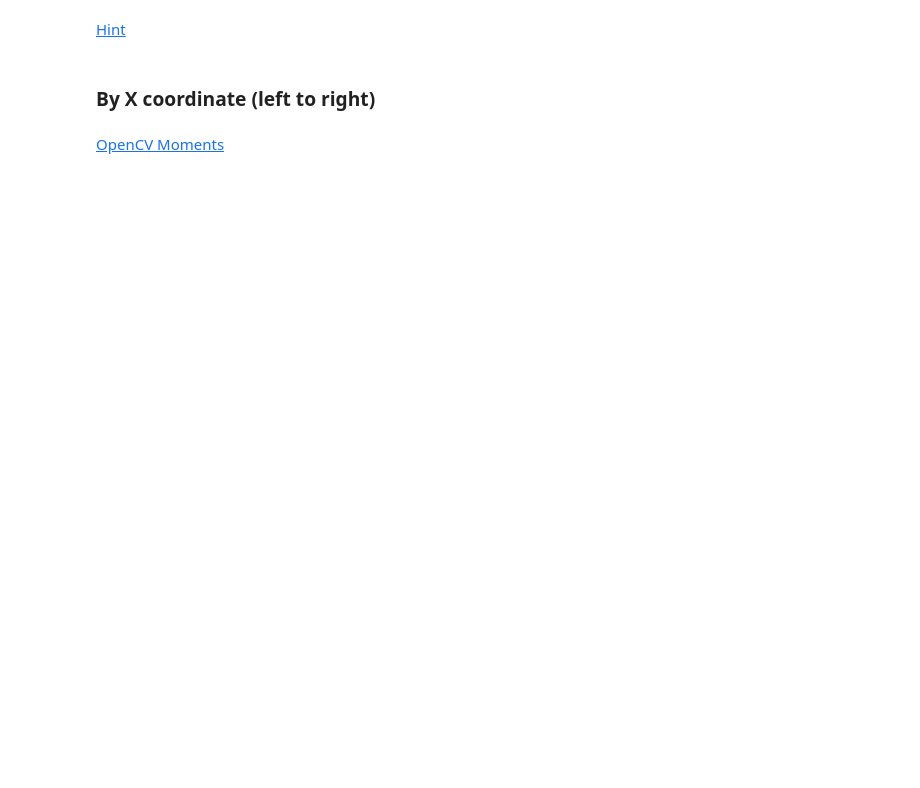
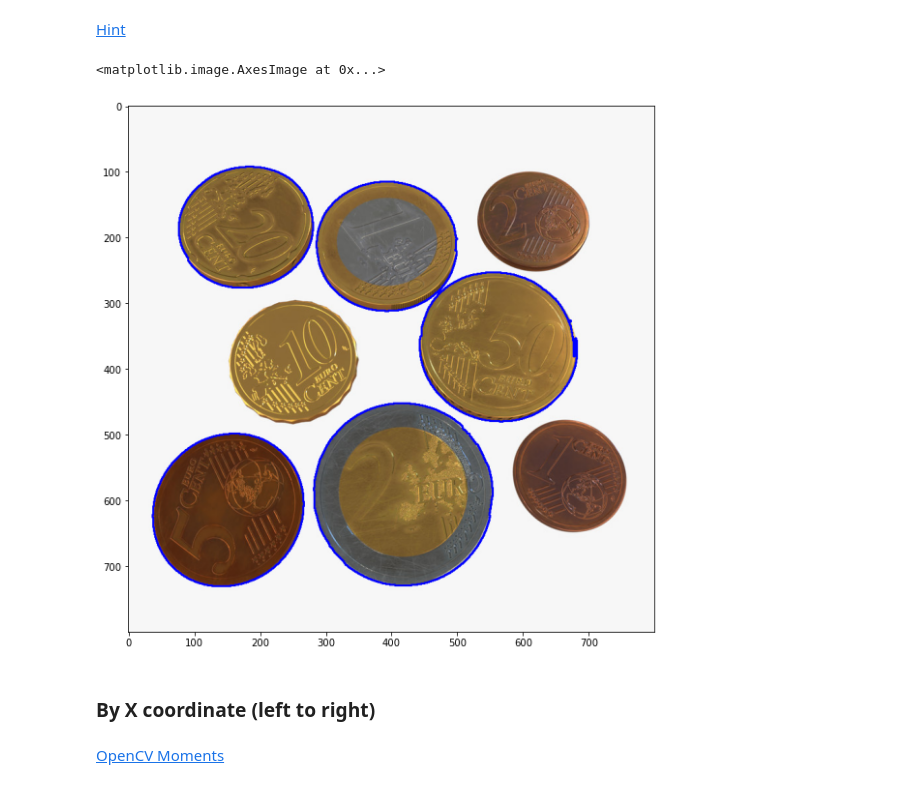
Before and after one commit to jobyid/ComputerVision, a Jupyter notebook: 6. Computer Vision/06. Contours and Blob detection/Contours.ipynb, the cells around one changed output. Cells and saved outputs as stored; diff of their text form; code cells hidden in the pictures; blank space fills up the shorter version.

```diff
--- a/6. Computer Vision/06. Contours and Blob detection/Contours.ipynb
+++ b/6. Computer Vision/06. Contours and Blob detection/Contours.ipynb
@@ -76,2 +104,4 @@ def get_contour_areas(contours):
 # %%
 # Filter out only the 5 biggest contours and print them
+top_5 = sorted(contours, key=cv2.contourArea)[-5:]
+top_5
@@ -79,6 +127,13 @@ def get_contour_areas(contours):
 [Hint](# "Just slice the array!")
 # %%
 # Now in a clean image draw the contours you just filtered out and display it
+cop = color_coins.copy()
+cop_draw = cv2.drawContours(cop,top_5,-1,(255,0,0),2)
+plt.figure(figsize=(10,10))
+plt.imshow(cv2.cvtColor(cop_draw, cv2.COLOR_BGR2RGB))
+# %% [output]
+<matplotlib.image.AxesImage at 0x...>
+[figure, added]
 # %%
 # Repeat the same with your own images, practice sorting contours and think of how it can be useful
 # You might need to sort them by something else, just be creative!
```
Also changed, not shown: parts of 10 cells of this notebook, 1 other file.
